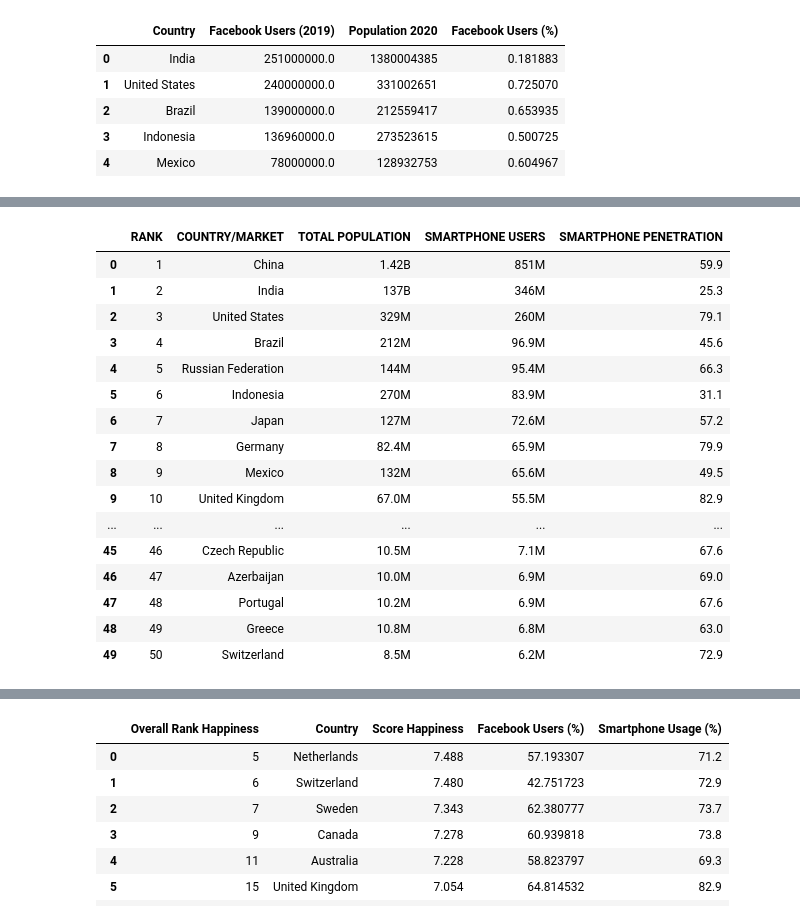
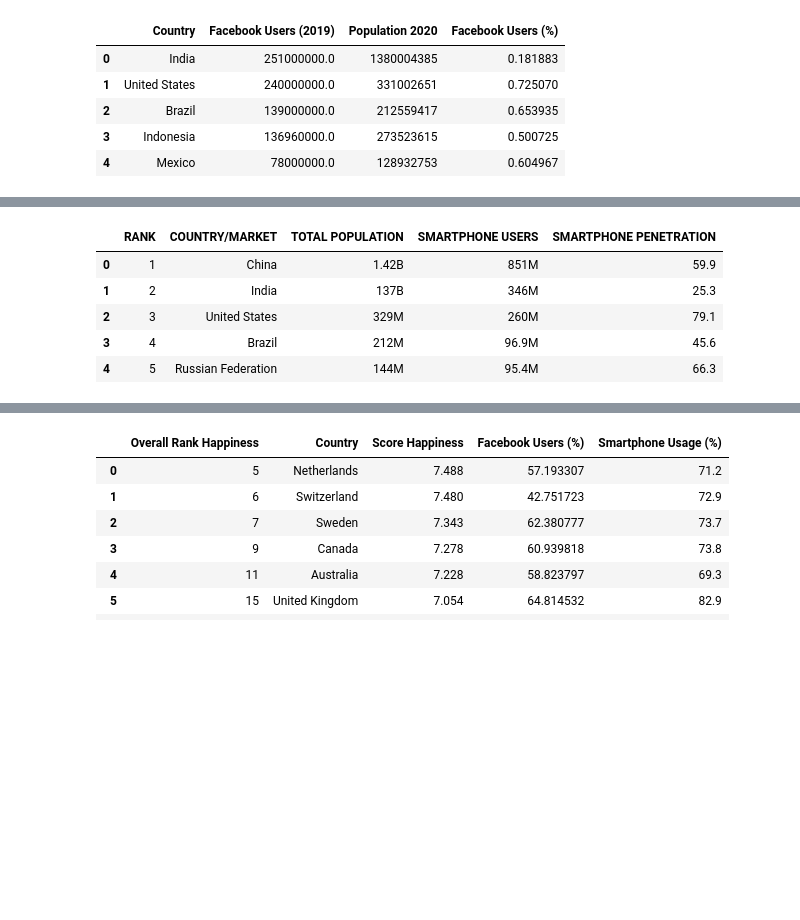
Before and after one commit to madhuvenkidusamy/ETL-Project, a Jupyter notebook: happiness.ipynb, the cells around one changed output, grey strips where cells are left out. Drawn from its saved outputs; the diff is of its cells as text; code cells hidden in the pictures; blank space fills up the shorter version.

```diff
--- a/happiness.ipynb
+++ b/happiness.ipynb
@@ -135,26 +110,15 @@ cell_df
 # %%
 #Transform smartphone usage data
-#formatting column we want to use to float
+
 cell_df['SMARTPHONE PENETRATION'] = cell_df['SMARTPHONE PENETRATION'].map(lambda x: x.rstrip('%'))
-cell_df
+cell_df.head()
 # %% [output]
 |  | RANK | COUNTRY/MARKET | TOTAL POPULATION | SMARTPHONE USERS | SMARTPHONE PENETRATION |
 | 0 | 1 | China | 1.42B | 851M | 59.9 |
 | 1 | 2 | India | 137B | 346M | 25.3 |
 | 2 | 3 | United States | 329M | 260M | 79.1 |
 | 3 | 4 | Brazil | 212M | 96.9M | 45.6 |
 | 4 | 5 | Russian Federation | 144M | 95.4M | 66.3 |
-| 5 | 6 | Indonesia | 270M | 83.9M | 31.1 |
-| 6 | 7 | Japan | 127M | 72.6M | 57.2 |
-| 7 | 8 | Germany | 82.4M | 65.9M | 79.9 |
-| 8 | 9 | Mexico | 132M | 65.6M | 49.5 |
-| 9 | 10 | United Kingdom | 67.0M | 55.5M | 82.9 |
-| ... | ... | ... | ... | ... | ... |
-| 45 | 46 | Czech Republic | 10.5M | 7.1M | 67.6 |
-| 46 | 47 | Azerbaijan | 10.0M | 6.9M | 69.0 |
-| 47 | 48 | Portugal | 10.2M | 6.9M | 67.6 |
-| 48 | 49 | Greece | 10.8M | 6.8M | 63.0 |
-| 49 | 50 | Switzerland | 8.5M | 6.2M | 72.9 |
 # %%
 #drop columns we don't need
 cell_df = cell_df.drop(columns=['RANK', 'TOTAL POPULATION', 'SMARTPHONE USERS'])
```
Also changed, not shown: parts of 11 cells of this notebook.
